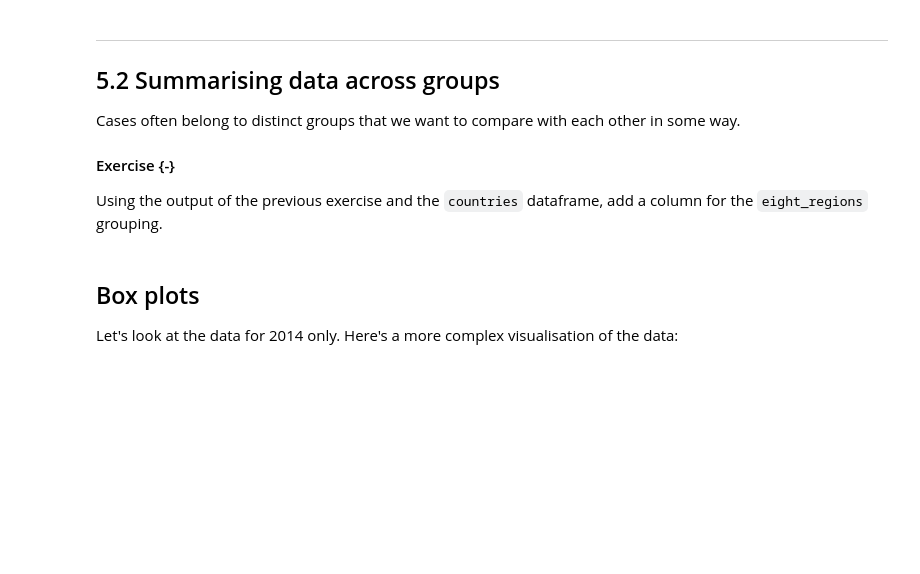
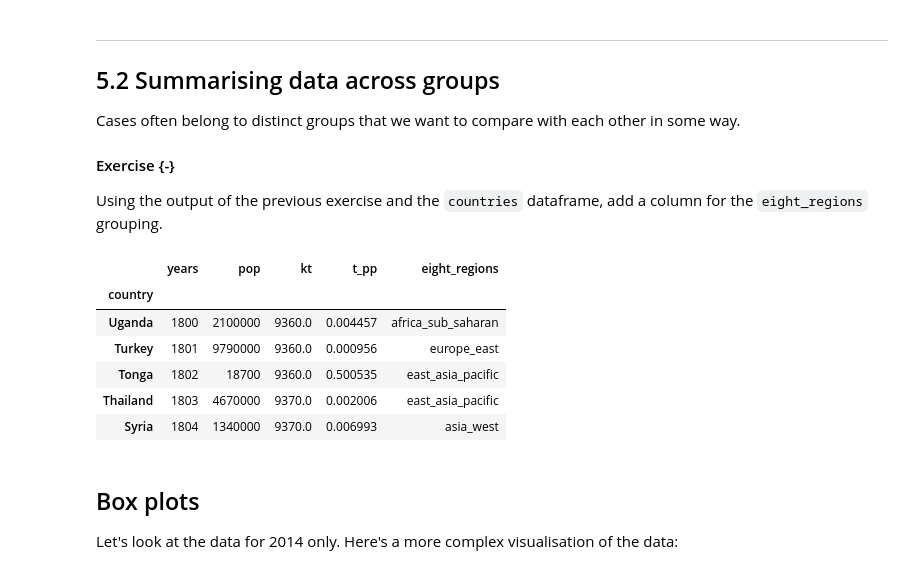
Before and after one commit to natic23/RCDS-data-processing-with-python, a Jupyter notebook: 5_Manipulating_Data.ipynb, the cells around one changed output. Saved outputs shown, nothing was run; the diff lists cells and outputs as text; code cells hidden in the pictures; blank space fills up the shorter version.

```diff
--- a/5_Manipulating_Data.ipynb
+++ b/5_Manipulating_Data.ipynb
@@ -198,6 +198,24 @@ Cases often belong to distinct groups that we want to compare with each other in
 #### Exercise {-}
 
 Using the output of the previous exercise and the `countries` dataframe, add a column for the `eight_regions` grouping.
+# %%
+#extracting the name and region column
+eightreg =countries[['name','eight_regions']]
+#rename the country column as 'country' to match the col name in co2_pp
+eightreg.columns =['country','eight_regions']
+#important step: set country as index to pair countries with eight_regions
+eightreg=eightreg.set_index('country')
+co2_pp= co2_pp.set_index('country').join(eightreg)
+
+co2_pp.head()
+# %% [output]
+|  | years | pop | kt | t_pp | eight_regions |
+| country |  |  |  |  |  |
+| Uganda | 1800 | 2100000 | 9360.0 | 0.004457 | africa_sub_saharan |
+| Turkey | 1801 | 9790000 | 9360.0 | 0.000956 | europe_east |
+| Tonga | 1802 | 18700 | 9360.0 | 0.500535 | east_asia_pacific |
+| Thailand | 1803 | 4670000 | 9370.0 | 0.002006 | east_asia_pacific |
+| Syria | 1804 | 1340000 | 9370.0 | 0.006993 | asia_west |
 # %% [markdown]
 ## Box plots
 
```
Also changed, not shown: parts of 6 cells of this notebook, 1 other file.
